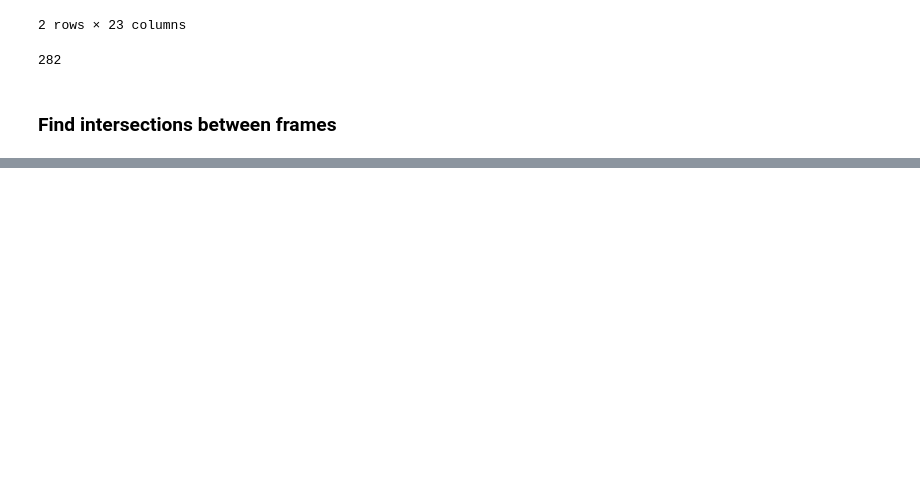
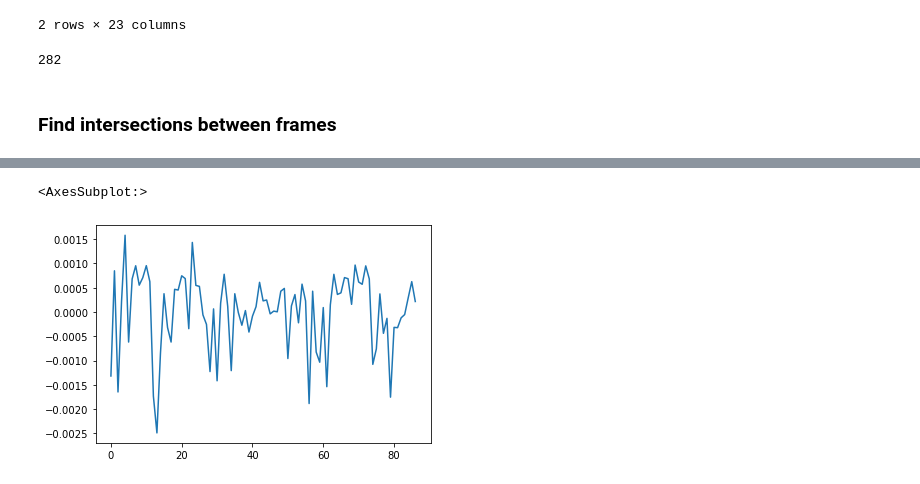
Before and after one commit to uw-cryo/skysat_stereo, a Jupyter notebook: notebooks/skysat_l1a_bundle_adjustment.ipynb, the cells around one changed output, grey strips where cells are left out. Drawn from its saved outputs; the diff is of its cells as text; code cells hidden in the pictures; blank space fills up the shorter version.

```diff
--- a/notebooks/skysat_l1a_bundle_adjustment.ipynb
+++ b/notebooks/skysat_l1a_bundle_adjustment.ipynb
@@ -445,0 +726,6 @@ with open(overlap_c2_fn,'w') as f:
+# %%
+f,ax = plt.subplots()
+poly_resid(for_c2_100,'init_yaw',deg=3).plot(ax=ax)
+# %% [output]
+<AxesSubplot:>
+[figure, added]
```
Also changed, not shown: parts of 80 cells of this notebook.
